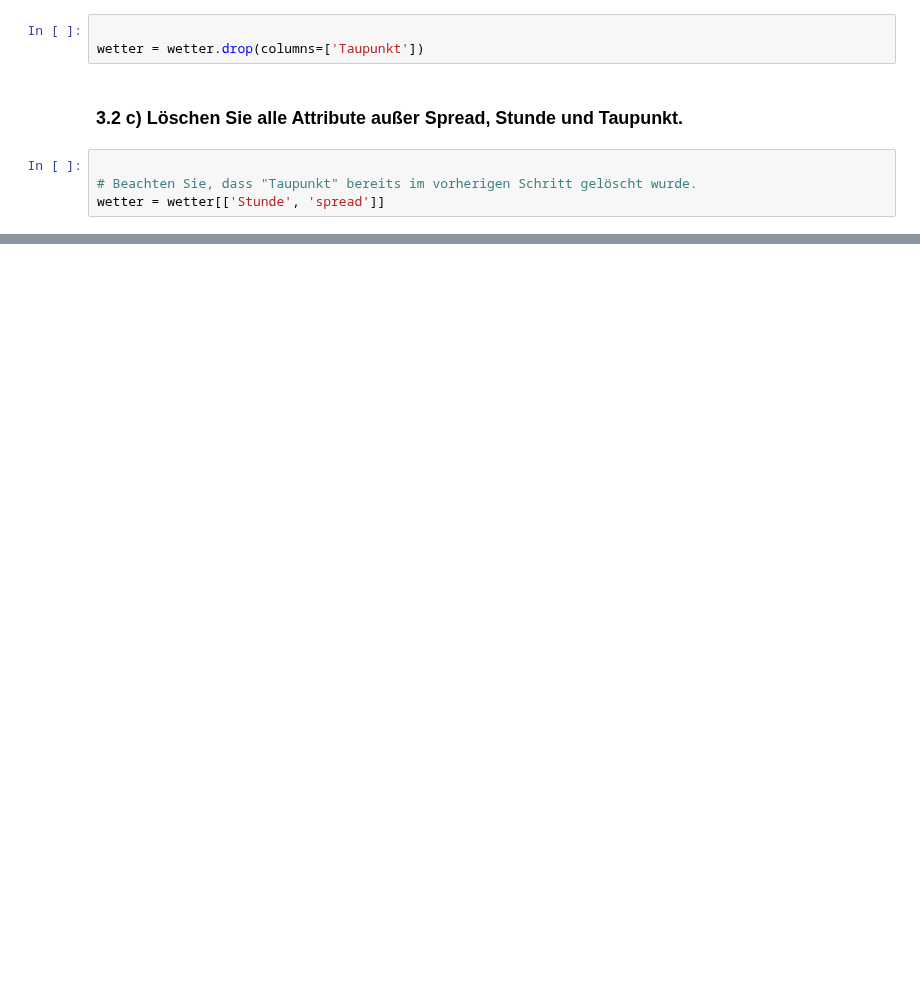
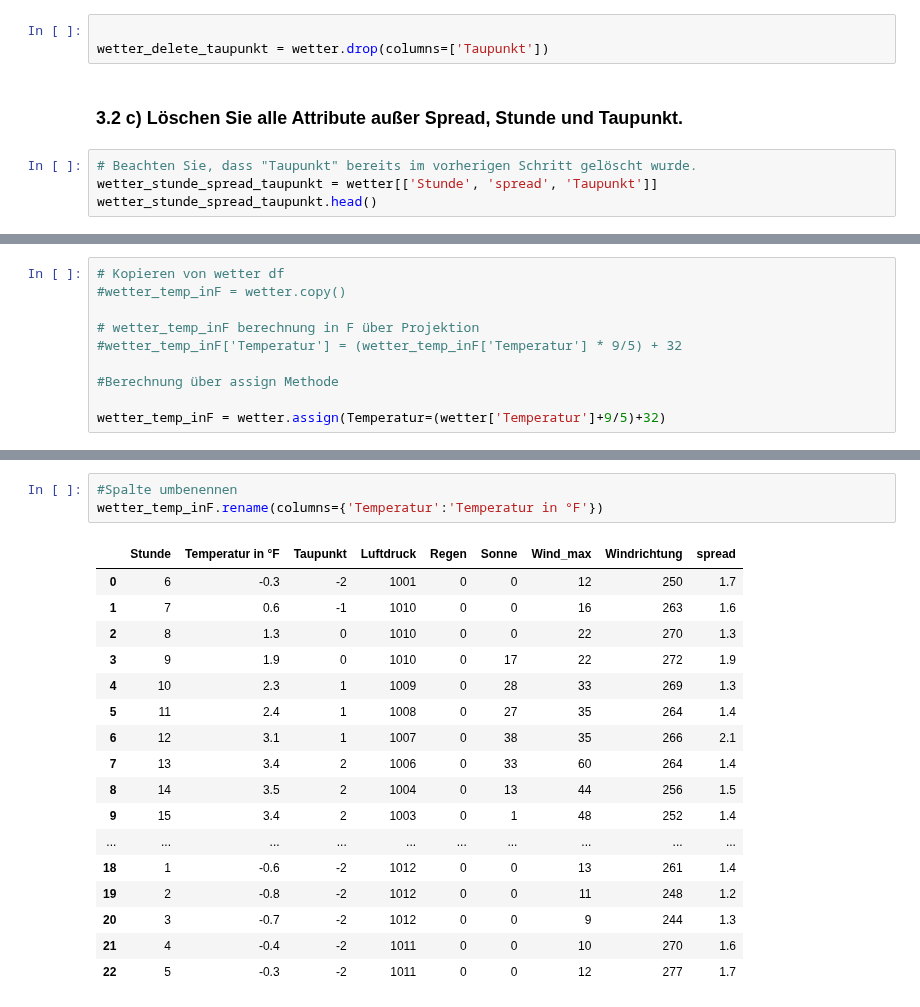
Before and after one commit to OOS-Team/DsKi_DataPreparation, a Jupyter notebook: Aufgabe2_3.ipynb, the cells around one changed output, grey strips where cells are left out. Cells and saved outputs as stored; diff of their text form; blank space fills up the shorter version.

```diff
--- a/Aufgabe2_3.ipynb
+++ b/Aufgabe2_3.ipynb
@@ -299,10 +299,10 @@ wetter.head()
 ### 3.2 b) Löschen Sie das Attribut „Taupunkt“.
 # %%
 
-wetter = wetter.drop(columns=['Taupunkt'])
+wetter_delete_taupunkt = wetter.drop(columns=['Taupunkt'])
 # %% [markdown]
 ### 3.2 c) Löschen Sie alle Attribute außer Spread, Stunde und Taupunkt.
 # %%
-
 # Beachten Sie, dass "Taupunkt" bereits im vorherigen Schritt gelöscht wurde.
-wetter = wetter[['Stunde', 'spread']]
+wetter_stunde_spread_taupunkt = wetter[['Stunde', 'spread', 'Taupunkt']]
+wetter_stunde_spread_taupunkt.head()
@@ -308,0 +322,10 @@ wetter = wetter[['Stunde', 'spread']]
+# %%
+# Kopieren von wetter df
+#wetter_temp_inF = wetter.copy()
+
+# wetter_temp_inF berechnung in F über Projektion
+#wetter_temp_inF['Temperatur'] = (wetter_temp_inF['Temperatur'] * 9/5) + 32
+
+#Berechnung über assign Methode
+
+wetter_temp_inF = wetter.assign(Temperatur=(wetter['Temperatur']+9/5)+32)
@@ -308,0 +341,21 @@ wetter = wetter[['Stunde', 'spread']]
+# %%
+#Spalte umbenennen
+wetter_temp_inF.rename(columns={'Temperatur':'Temperatur in °F'})
+# %% [output]
+|  | Stunde | Temperatur in °F | Taupunkt | Luftdruck | Regen | Sonne | Wind_max | Windrichtung | spread |
+| 0 | 6 | -0.3 | -2 | 1001 | 0 | 0 | 12 | 250 | 1.7 |
+| 1 | 7 | 0.6 | -1 | 1010 | 0 | 0 | 16 | 263 | 1.6 |
+| 2 | 8 | 1.3 | 0 | 1010 | 0 | 0 | 22 | 270 | 1.3 |
+| 3 | 9 | 1.9 | 0 | 1010 | 0 | 17 | 22 | 272 | 1.9 |
+| 4 | 10 | 2.3 | 1 | 1009 | 0 | 28 | 33 | 269 | 1.3 |
+| 5 | 11 | 2.4 | 1 | 1008 | 0 | 27 | 35 | 264 | 1.4 |
+| 6 | 12 | 3.1 | 1 | 1007 | 0 | 38 | 35 | 266 | 2.1 |
+| 7 | 13 | 3.4 | 2 | 1006 | 0 | 33 | 60 | 264 | 1.4 |
+| 8 | 14 | 3.5 | 2 | 1004 | 0 | 13 | 44 | 256 | 1.5 |
+| 9 | 15 | 3.4 | 2 | 1003 | 0 | 1 | 48 | 252 | 1.4 |
+| ... | ... | ... | ... | ... | ... | ... | ... | ... | ... |
+| 18 | 1 | -0.6 | -2 | 1012 | 0 | 0 | 13 | 261 | 1.4 |
+| 19 | 2 | -0.8 | -2 | 1012 | 0 | 0 | 11 | 248 | 1.2 |
+| 20 | 3 | -0.7 | -2 | 1012 | 0 | 0 | 9 | 244 | 1.3 |
+| 21 | 4 | -0.4 | -2 | 1011 | 0 | 0 | 10 | 270 | 1.6 |
+| 22 | 5 | -0.3 | -2 | 1011 | 0 | 0 | 12 | 277 | 1.7 |
```
Also changed, not shown: parts of 14 cells of this notebook, 1 other file.
